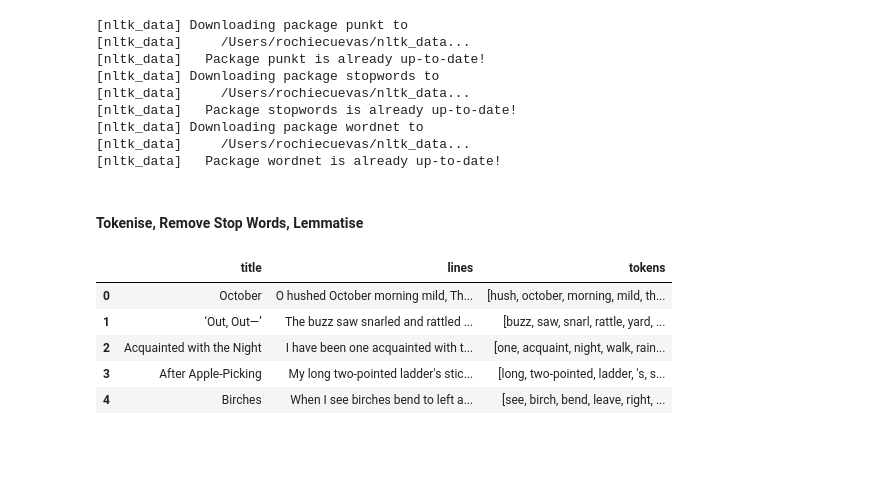
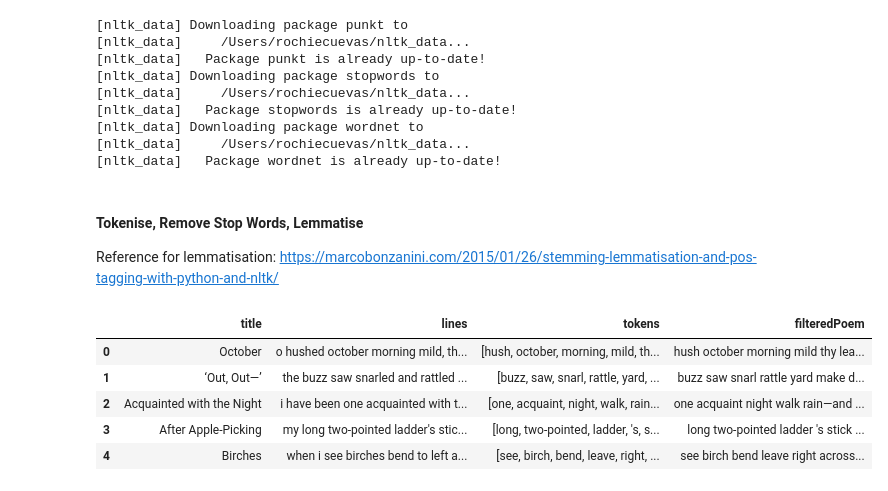
Before and after one commit to rochiecuevas/poetry, a Jupyter notebook: Frost_NLP.ipynb, the cells around one changed output. Drawn from its saved outputs; the diff is of its cells as text; code cells hidden in the pictures; blank space fills up the shorter version.

```diff
--- a/Frost_NLP.ipynb
+++ b/Frost_NLP.ipynb
@@ -27 +28,7 @@ df.head()
 df = df[["title", "lines"]]
+# %%
+# Put all letters in lower case
+df["lines"] = df["lines"].str.lower()
+
+# Preview the dataframe
+df.head()
@@ -47,41 +63,50 @@ from nltk.stem import WordNetLemmatizer
 [nltk_data] Downloading package wordnet to
 [nltk_data]     /Users/rochiecuevas/nltk_data...
 [nltk_data]   Package wordnet is already up-to-date!
-# %% [markdown]
-#### Tokenise, Remove Stop Words, Lemmatise
+# %% [markdown]
+#### Tokenise, Remove Stop Words, Lemmatise
+Reference for lemmatisation: https://marcobonzanini.com/2015/01/26/stemming-lemmatisation-and-pos-tagging-with-python-and-nltk/
 # %%
 # Remove stop words from the list
 stops = stopwords.words("english")
-punctuations = [",", ".", "/", "?", "!", ";", ":", "-", "’", "‘",""]
+exclude = set(string.punctuation)
 
 # Lemmatise the words in each list to retain their roots
 lemmatiser = WordNetLemmatizer()
 # %%
 # Transform the poem in preparation for word counts
 words_list = []
+preprocessed_text = []
 for poem in df["lines"]:
 
-    # Create a list of words per poem
-    words = word_tokenize(poem.lower())
+    # Create a list of words per poem after the words are converted to lowercase
+    words = word_tokenize(poem)
 
     # Filter to remove stop words and punctuations
-    words2 = [word for word in words if word not in stops and word not in punctuations]
+    words2 = [word for word in words if word not in stops and word not in exclude]
 
     # Lemmatise each word (if it's a verb, convert to root verb)
     words3 = [lemmatiser.lemmatize(word, pos = "v") for word in words2]
 
     # Add the filtered list of words (representing each poem)
     words_list.append(words3)
 
+    # Convert the list of strings back to one string
+    words4 = " ".join(words3)
+
+    # Add the filtered list of words (representing each poem)
+    preprocessed_text.append(words4)
+
 df["tokens"] = words_list
+df["filteredPoem"] = preprocessed_text
 df.head()
 # %% [output]
-|  | title | lines | tokens |
-| 0 | October | O hushed October morning mild, Th... | [hush, october, morning, mild, th... |
-| 1 | ‘Out, Out—’ | The buzz saw snarled and rattled ... | [buzz, saw, snarl, rattle, yard, ... |
-| 2 | Acquainted with the Night | I have been one acquainted with t... | [one, acquaint, night, walk, rain... |
-| 3 | After Apple-Picking | My long two-pointed ladder's stic... | [long, two-pointed, ladder, 's, s... |
-| 4 | Birches | When I see birches bend to left a... | [see, birch, bend, leave, right, ... |
+|  | title | lines | tokens | filteredPoem |
+| 0 | October | o hushed october morning mild, th... | [hush, october, morning, mild, th... | hush october morning mild thy lea... |
+| 1 | ‘Out, Out—’ | the buzz saw snarled and rattled ... | [buzz, saw, snarl, rattle, yard, ... | buzz saw snarl rattle yard make d... |
+| 2 | Acquainted with the Night | i have been one acquainted with t... | [one, acquaint, night, walk, rain... | one acquaint night walk rain—and ... |
+| 3 | After Apple-Picking | my long two-pointed ladder's stic... | [long, two-pointed, ladder, 's, s... | long two-pointed ladder 's stick ... |
+| 4 | Birches | when i see birches bend to left a... | [see, birch, bend, leave, right, ... | see birch bend leave right across... |
 # %%
 # Create a function that counts the number of words in each poem
 def word_count(word_list):
```
Also changed, not shown: parts of 11 cells of this notebook.
